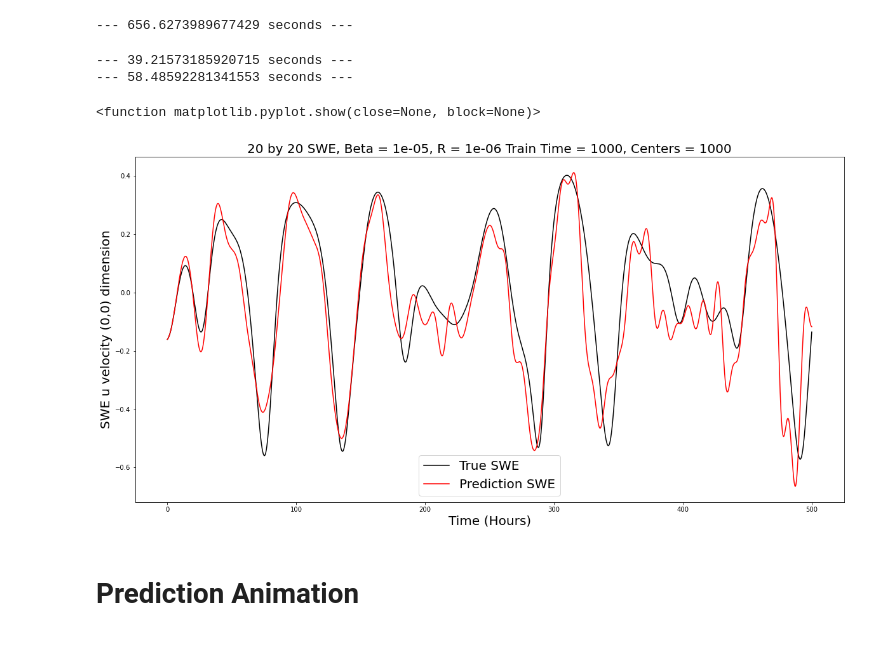
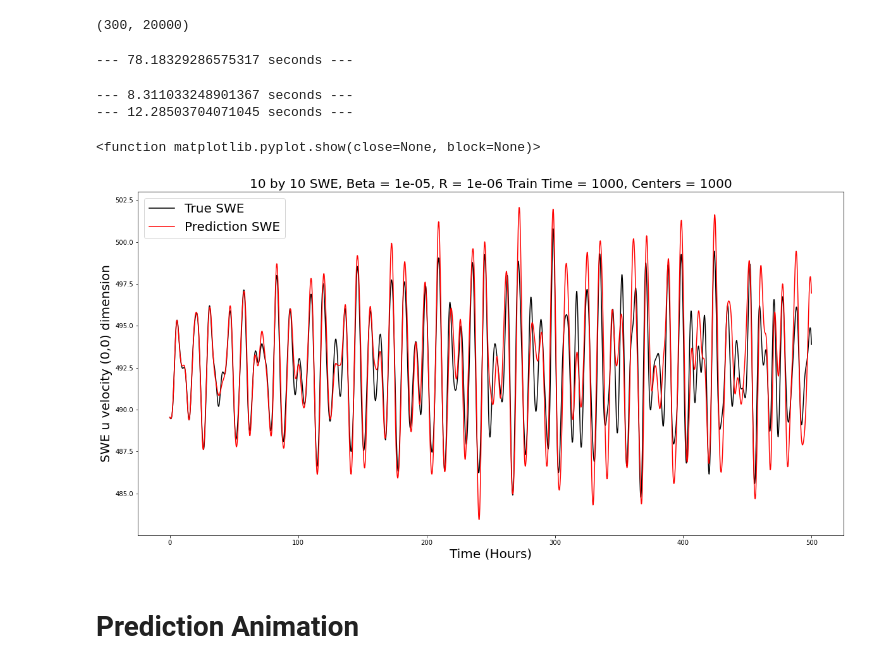
Before and after one commit to RClarkPhysics/SWE-DDF, a Jupyter notebook: Standard DDF/SWE DDF.ipynb, the cells around one changed output. Cells and saved outputs as stored; diff of their text form; code cells hidden in the pictures.

```diff
--- a/Standard DDF/SWE DDF.ipynb
+++ b/Standard DDF/SWE DDF.ipynb
@@ -11,7 +8,19 @@ SWE20by20 = np.load('Forced_SWE_20by20_1e-1.npy')
+# %%
+#Import the Data
+SWE = np.load('ForcedSWE_20k_1e-1.npy')
+SWEproper = np.zeros((300,20000))
+for d in range(3):
+    for i in range(10):
+        for j in range(10):
+            SWEproper[j+10*i+100*d] = SWE[d][i][j]
+# %%
+SWEproper.shape
+# %% [output]
+(300, 20000)
 # %%
-D = 1200             #Dimension of the system
+D = 300              #Dimension of the system
 length = 10000       #Time to train for
-Xdata = SWE20by20    #Which Data set to train on
+Xdata = SWEproper    #Which Data set to train on
 TT = 0.1             #Time Scale of the Data
 NoCenters = 1000     #Number of Centers
 
@@ -20,10 +29,10 @@ start_time = time.time()
 DDF = GaussPoly1Mat()
 Center = DDF.KmeanCenter(Xdata,NoCenters,D,length)
 print("--- %s seconds ---" % (time.time() - start_time))
-np.save('Centers_train10k_1k_D1200.npy',Center)
+np.save('Centers_train10k_1k_D300.npy',Center)
 #Center = np.load('Centers_train10k_1k_D1200.npy')
 # %% [output]
---- 656.6273989677429 seconds ---
+--- 78.18329286575317 seconds ---
 # %%
 PreLength = 5000    #Forecasting Time
 beta,R = 1e-5, 1e-6 #Hyper Parameters Beta and R (Very Important!)
@@ -36,19 +45,19 @@ print("--- %s seconds ---" % (time.time() - start_time))
 Pred = DDF.PredictIntoTheFuture(F,PreLength,DDF.FinalX)
 print("--- %s seconds ---" % (time.time() - start_time))
 # %% [output]
---- 39.21573185920715 seconds ---
---- 58.48592281341553 seconds ---
+--- 8.311033248901367 seconds ---
+--- 12.28503704071045 seconds ---
 # %%
 plt.figure(figsize=(20,10))
-plt.plot(X,Xdata[0][length:length + PreLength],label = 'True SWE', color = 'black')
-plt.plot(X,Pred[0],label = 'Prediction SWE', color = 'r')
+plt.plot(X,Xdata[200][length:length + PreLength],label = 'True SWE', color = 'black')
+plt.plot(X,Pred[200],label = 'Prediction SWE', color = 'r')
 plt.xlabel('Time (Hours)',fontsize=20)
 plt.ylabel('SWE u velocity (0,0) dimension',fontsize=20)
 plt.legend(fontsize=20)
-plt.title('20 by 20 SWE, Beta = '+str(beta)+', R = '+str(R)+' Train Time = 1000, Centers = 1000',fontsize=20)
-#plt.savefig('20by20_Forced_Wind_SWE')
+plt.title('10 by 10 SWE, Beta = '+str(beta)+', R = '+str(R)+' Train Time = 1000, Centers = 1000',fontsize=20)
+plt.savefig('10by10_Forced_Wind_SWE')
 plt.show
 # %% [output]
 <function matplotlib.pyplot.show(close=None, block=None)>
-[figure, old version]
+[figure, new version]
 # %%
```
Also changed, not shown: parts of 8 cells of this notebook.
